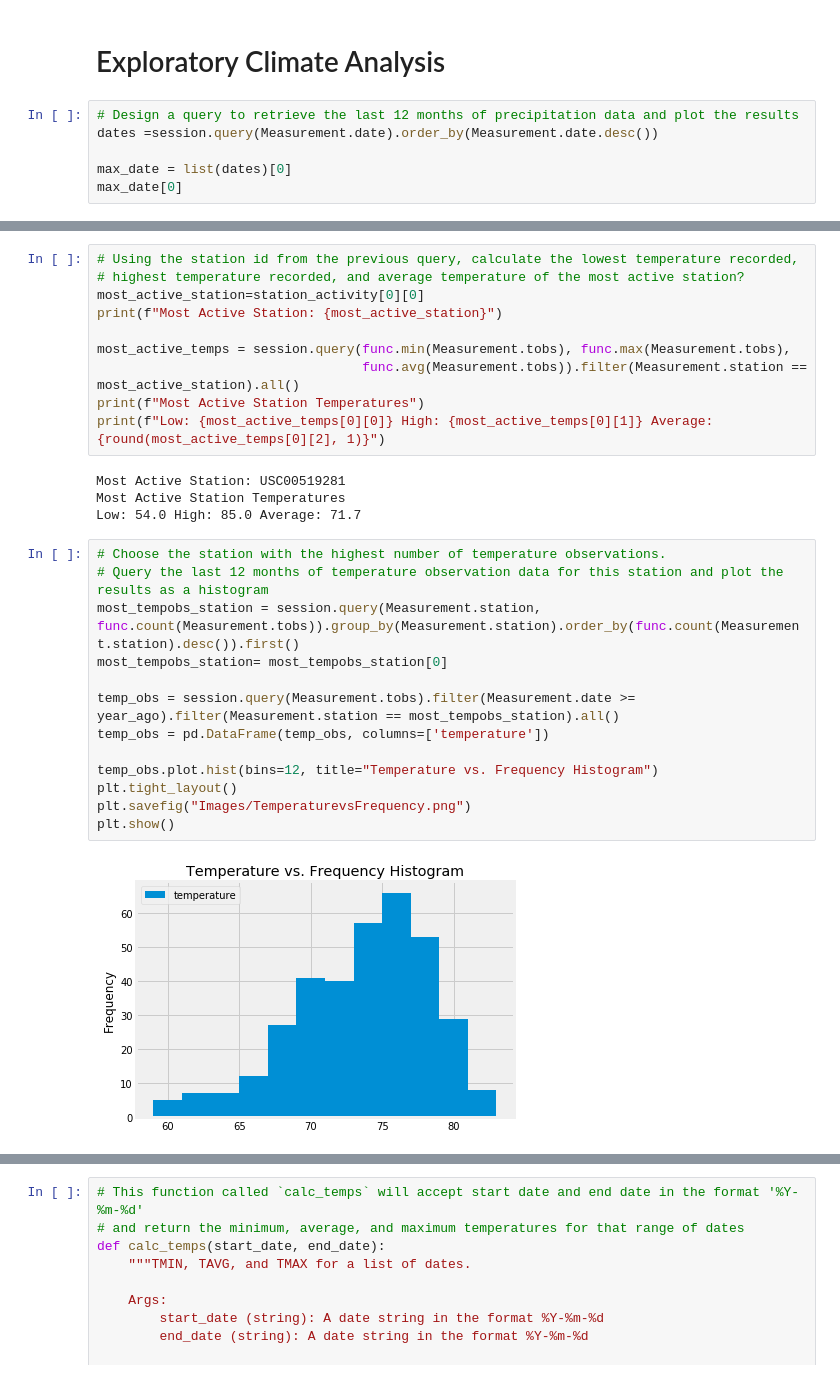
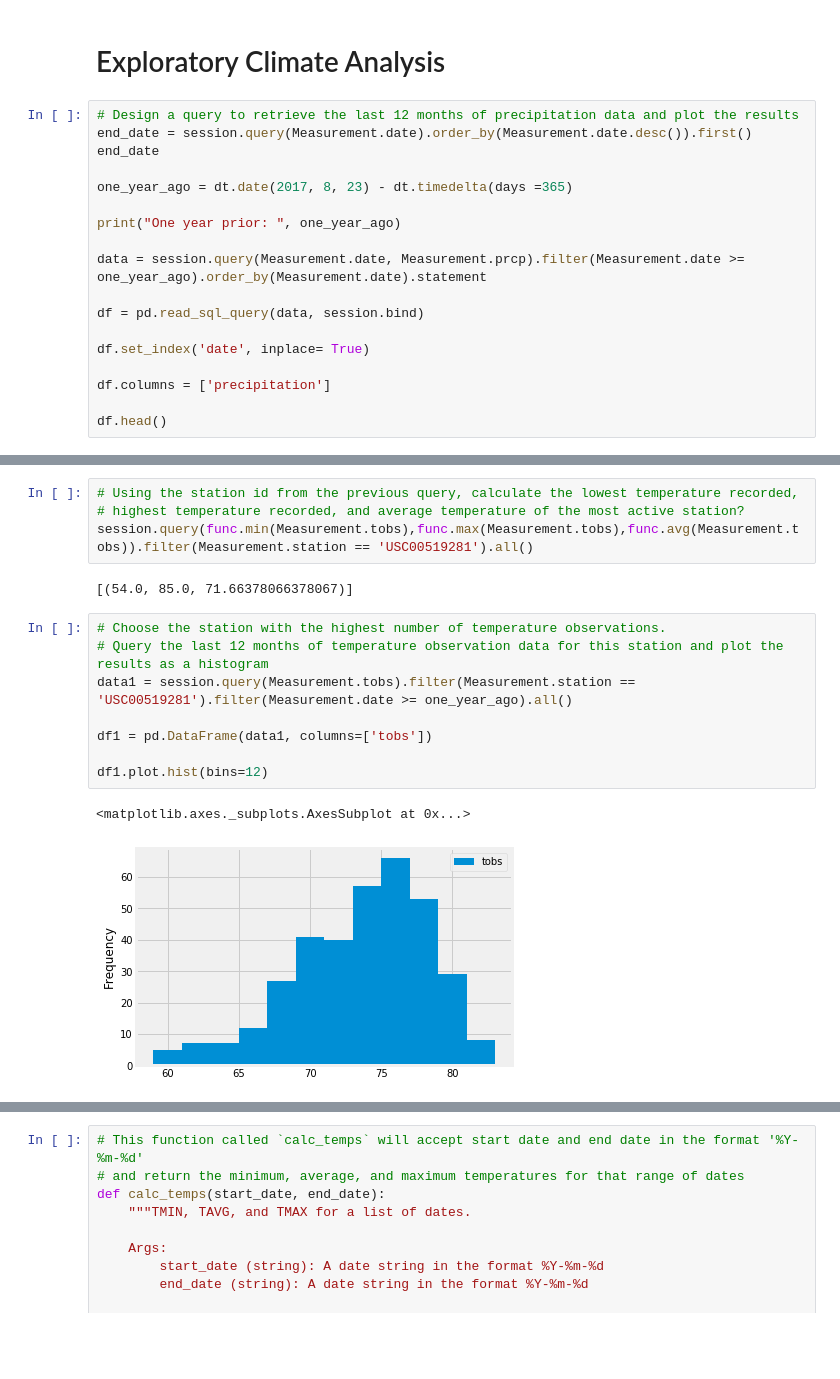
Before and after one commit to heathersaul-nos3lf/sqlalchemy-challenge, a Jupyter notebook: Instructions/climate_HW.ipynb, the cells around one changed output, grey strips where cells are left out. Drawn from its saved outputs; the diff is of its cells as text; blank space fills up the shorter version.

```diff
--- a/Instructions/climate_HW.ipynb
+++ b/Instructions/climate_HW.ipynb
@@ -50,8 +50,20 @@ first_row.__dict__
 # Exploratory Climate Analysis
 # %%
 # Design a query to retrieve the last 12 months of precipitation data and plot the results
-dates =session.query(Measurement.date).order_by(Measurement.date.desc())
+end_date = session.query(Measurement.date).order_by(Measurement.date.desc()).first()
+end_date
 
-max_date = list(dates)[0]
-max_date[0]
+one_year_ago = dt.date(2017, 8, 23) - dt.timedelta(days =365)
+
+print("One year prior: ", one_year_ago)
+
+data = session.query(Measurement.date, Measurement.prcp).filter(Measurement.date >= one_year_ago).order_by(Measurement.date).statement
+
+df = pd.read_sql_query(data, session.bind)
+
+df.set_index('date', inplace= True)
+
+df.columns = ['precipitation']
+
+df.head()
 # %% [output]
@@ -143,32 +134,20 @@ Most Active Stations
 # %%
 # Using the station id from the previous query, calculate the lowest temperature recorded,
 # highest temperature recorded, and average temperature of the most active station?
-most_active_station=station_activity[0][0]
-print(f"Most Active Station: {most_active_station}")
-
-most_active_temps = session.query(func.min(Measurement.tobs), func.max(Measurement.tobs),
-                                  func.avg(Measurement.tobs)).filter(Measurement.station == most_active_station).all()
-print(f"Most Active Station Temperatures")
-print(f"Low: {most_active_temps[0][0]} High: {most_active_temps[0][1]} Average: {round(most_active_temps[0][2], 1)}")
+session.query(func.min(Measurement.tobs),func.max(Measurement.tobs),func.avg(Measurement.tobs)).filter(Measurement.station == 'USC00519281').all()
 # %% [output]
-Most Active Station: USC00519281
-Most Active Station Temperatures
-Low: 54.0 High: 85.0 Average: 71.7
+[(54.0, 85.0, 71.66378066378067)]
 # %%
 # Choose the station with the highest number of temperature observations.
 # Query the last 12 months of temperature observation data for this station and plot the results as a histogram
-most_tempobs_station = session.query(Measurement.station, func.count(Measurement.tobs)).group_by(Measurement.station).order_by(func.count(Measurement.station).desc()).first()
-most_tempobs_station= most_tempobs_station[0]
+data1 = session.query(Measurement.tobs).filter(Measurement.station == 'USC00519281').filter(Measurement.date >= one_year_ago).all()
 
-temp_obs = session.query(Measurement.tobs).filter(Measurement.date >= year_ago).filter(Measurement.station == most_tempobs_station).all()
-temp_obs = pd.DataFrame(temp_obs, columns=['temperature'])
+df1 = pd.DataFrame(data1, columns=['tobs'])
 
-temp_obs.plot.hist(bins=12, title="Temperature vs. Frequency Histogram")
-plt.tight_layout()
-plt.savefig("Images/TemperaturevsFrequency.png")
-plt.show()
+df1.plot.hist(bins=12)
 # %% [output]
+<matplotlib.axes._subplots.AxesSubplot at 0x...>
-[figure, old version]
+[figure, new version]
 # %% [markdown]
 ![precipitation](Images/station-histogram.png)
 # %%
```
Also changed, not shown: parts of 23 cells of this notebook.
